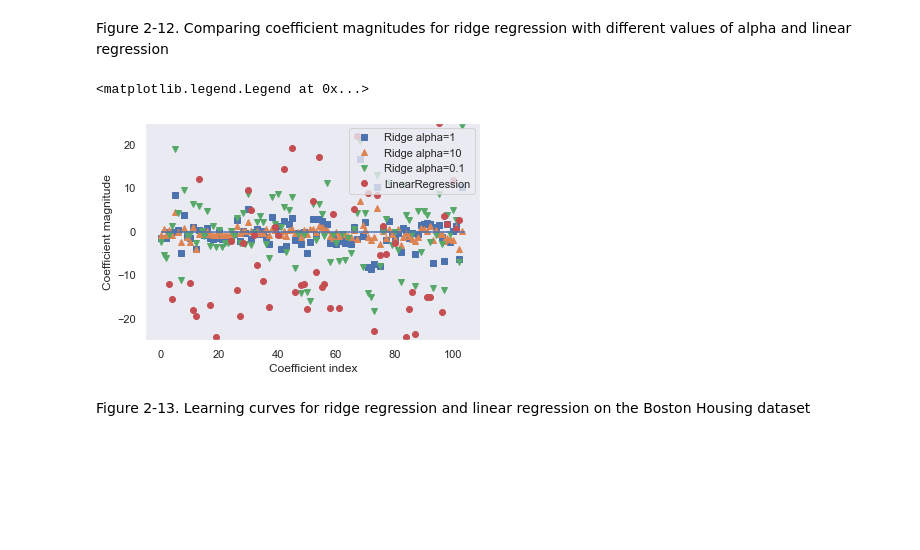
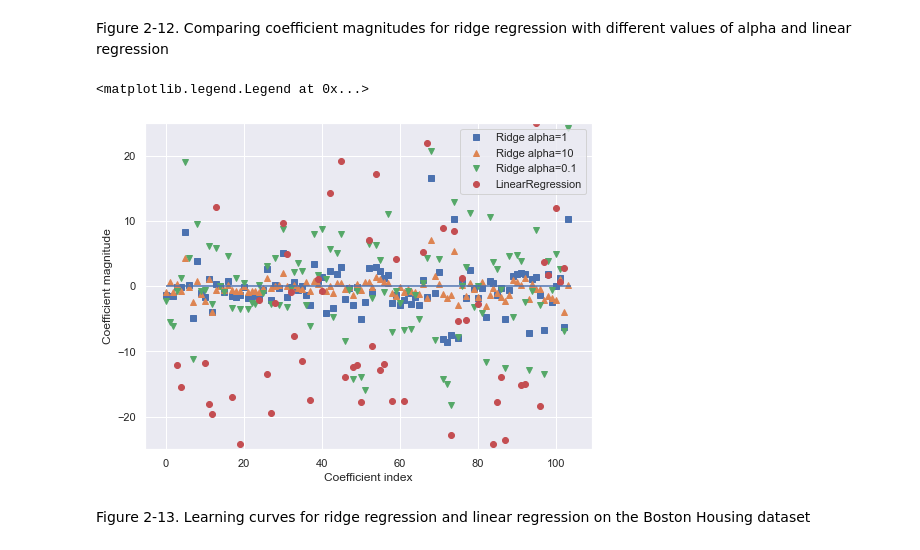
Before and after one commit to Rasel-25/Book-s-Code, a Jupyter notebook: Introduction to Machine Learning with Python/CHAPTER 2 ( Supervised Learning ).ipynb, the cells around one changed output. Drawn from its saved outputs; the diff is of its cells as text; code cells hidden in the pictures; blank space fills up the shorter version.

```diff
--- a/Introduction to Machine Learning with Python/CHAPTER 2 ( Supervised Learning ).ipynb
+++ b/Introduction to Machine Learning with Python/CHAPTER 2 ( Supervised Learning ).ipynb
@@ -424,21 +424,22 @@ array([-4.12710947e+02, -5.22432068e+01, -1.31898815e+02, -1.20041365e+01,
 # %% [markdown]
 Figure 2-12. Comparing coefficient magnitudes for ridge regression with different values of alpha and linear regression
 # %%
-#plt.figure(figsize=(10,8))
-#sns.set(style='dark')
+plt.figure(figsize=(8,6))
+sns.set(style='dark')
 
 plt.plot(ridge.coef_, 's', label="Ridge alpha=1")
 plt.plot(ridge10.coef_, '^', label="Ridge alpha=10")
 plt.plot(ridge01.coef_, 'v', label="Ridge alpha=0.1")
 plt.plot(lr.coef_, 'o', label="LinearRegression")
 plt.xlabel("Coefficient index")
 plt.ylabel("Coefficient magnitude")
 plt.hlines(0, 0, len(lr.coef_))
 plt.ylim(-25, 25)
+plt.grid()
 plt.legend(loc=1)
 # %% [output]
 <matplotlib.legend.Legend at 0x...>
-[figure, old version]
+[figure, new version]
 # %% [markdown]
 Figure 2-13. Learning curves for ridge regression and linear regression on the Boston
 Housing dataset
```
